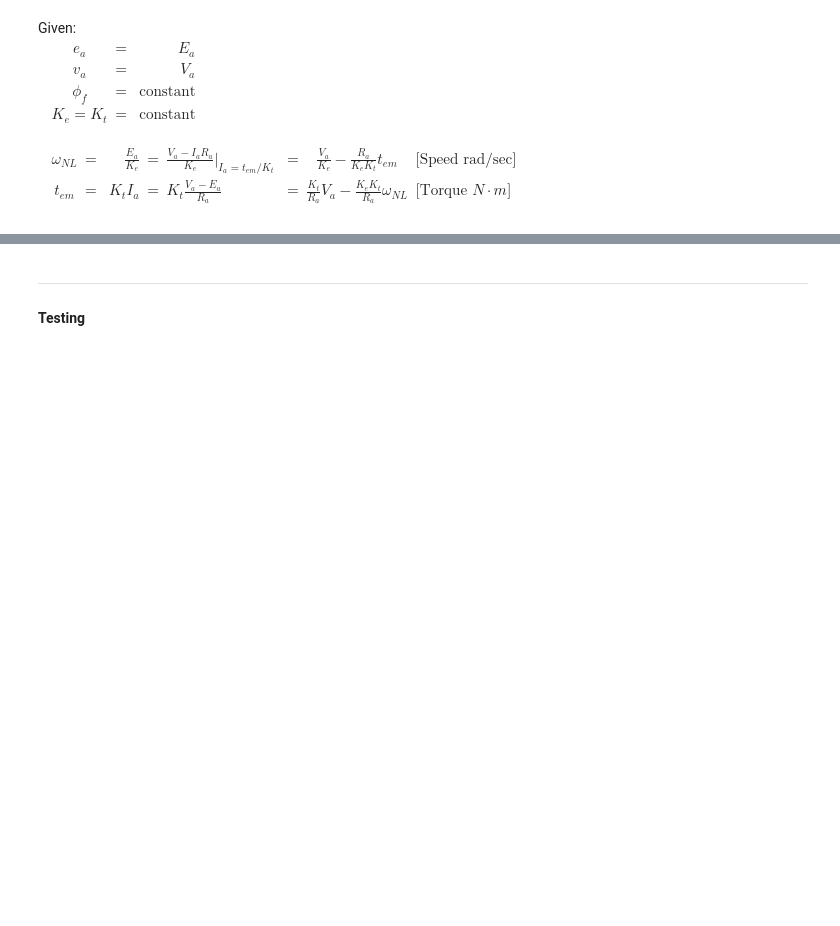
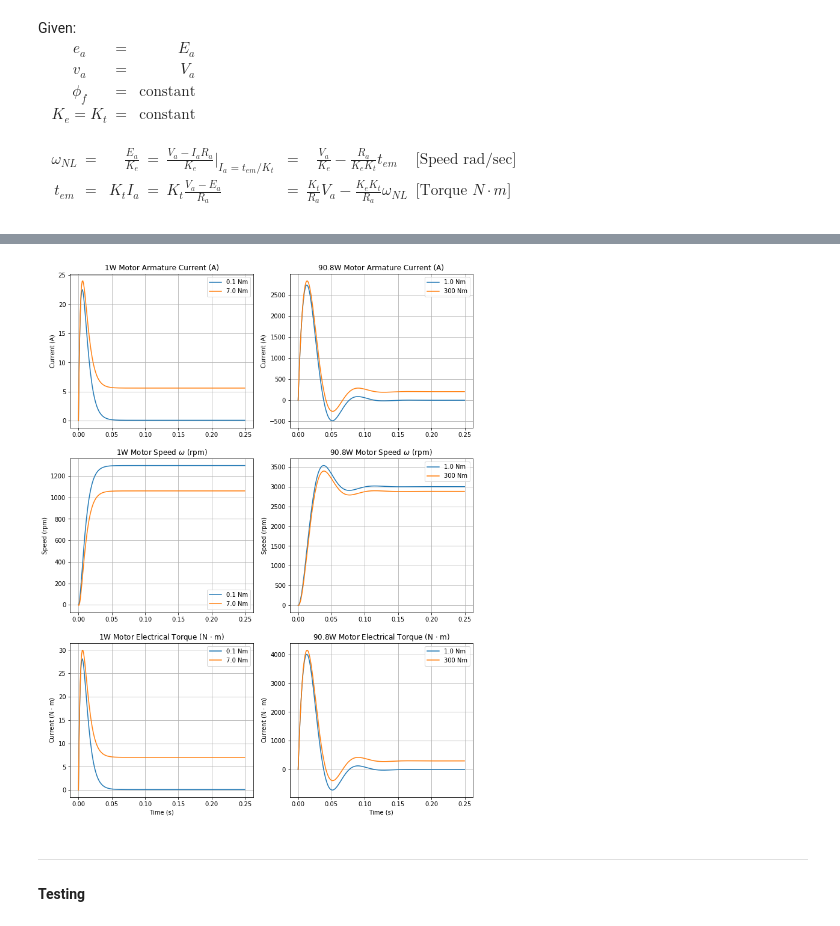
Before and after one commit to kegedy/UWEE560, a Jupyter notebook: hw/kevin/HW01.ipynb, the cells around one changed output, grey strips where cells are left out. Saved outputs shown, nothing was run; the diff lists cells and outputs as text; code cells hidden in the pictures; blank space fills up the shorter version.

```diff
--- a/hw/kevin/HW01.ipynb
+++ b/hw/kevin/HW01.ipynb
@@ -388,0 +406,12 @@ plt.show();
+# %%
+loadcase1_small= pd.read_csv('data/data_loadcase1_small.csv',dtype=np.float64)
+loadcase1_small= loadcase1_small[loadcase1_small['Time']<0.25]
+
+loadcase1_large= pd.read_csv('data/data_loadcase1_large.csv',dtype=np.float64)
+loadcase1_large= loadcase1_large[loadcase1_large['Time']<0.25]
+
+loadcase2_small= pd.read_csv('data/data_loadcase2_small.csv',dtype=np.float64)
+loadcase2_small= loadcase2_small[loadcase2_small['Time']<0.25]
+
+loadcase2_large= pd.read_csv('data/data_loadcase2_large.csv',dtype=np.float64)
+loadcase2_large= loadcase2_large[loadcase2_large['Time']<0.25]
@@ -389,3 +427,45 @@ plt.show();
+# %%
+# Plot Results in 1 Graph
+fig,axs = plt.subplots(3,2, figsize=(12,16))
+
+axs[0, 0].plot(loadcase1_small['Time'],loadcase1_small['DC Machine:Armature current'],label='0.1 Nm')
+axs[0, 0].plot(loadcase2_small['Time'],loadcase2_small['DC Machine:Armature current'],label='7.0 Nm')
+axs[0, 0].set_title('1W Motor Armature Current (A)')
+axs[0, 0].set(ylabel='Current (A)')
+
+axs[0, 1].plot(loadcase1_large['Time'],loadcase1_large['DC Machine1:Armature current'],label='1.0 Nm')
+axs[0, 1].plot(loadcase2_large['Time'],loadcase2_large['DC Machine1:Armature current'],label='300 Nm')
+axs[0, 1].set_title('90.8W Motor Armature Current (A)')
+axs[0, 1].set(ylabel='Current (A)')
+
+axs[1, 0].plot(loadcase1_small['Time'],loadcase1_small['DC Machine:Rotational speed']*radsec2rpm,label='0.1 Nm')
+axs[1, 0].plot(loadcase2_small['Time'],loadcase2_small['DC Machine:Rotational speed']*radsec2rpm,label='7.0 Nm')
+axs[1, 0].set_title('1W Motor Speed $\omega$ (rpm)')
+axs[1, 0].set(ylabel='Speed (rpm)')
+
+axs[1, 1].plot(loadcase1_large['Time'],loadcase1_large['DC Machine1:Rotational speed']*radsec2rpm,label='1.0 Nm')
+axs[1, 1].plot(loadcase2_large['Time'],loadcase2_large['DC Machine1:Rotational speed']*radsec2rpm,label='300 Nm')
+axs[1, 1].set_title('90.8W Motor Speed $\omega$ (rpm)')
+axs[1, 1].set(ylabel='Speed (rpm)')
+
+axs[2, 0].plot(loadcase1_small['Time'],loadcase1_small['DC Machine:Electrical torque'],label='0.1 Nm')
+axs[2, 0].plot(loadcase2_small['Time'],loadcase2_small['DC Machine:Electrical torque'],label='7.0 Nm')
+axs[2, 0].set_title(r'1W Motor Electrical Torque (N $\cdot$ m)')
+axs[2, 0].set(ylabel=r'Current (N $\cdot$ m)',xlabel='Time (s)')
+
+axs[2, 1].plot(loadcase1_large['Time'],loadcase1_large['DC Machine1:Electrical torque'],label='1.0 Nm')
+axs[2, 1].plot(loadcase2_large['Time'],loadcase2_large['DC Machine1:Electrical torque'],label='300 Nm')
+axs[2, 1].set_title(r'90.8W Motor Electrical Torque (N $\cdot$ m)')
+axs[2, 1].set(ylabel=r'Current (N $\cdot$ m)',xlabel='Time (s)')
+
+
+for ax in axs.flat:
+    ax.grid(True)
+    ax.legend()
+
+plt.show();
+# %% [output]
+[figure, added]
 # %% [markdown]
 <hr>
 
```
Also changed, not shown: parts of 5 cells of this notebook, 10 other files.
